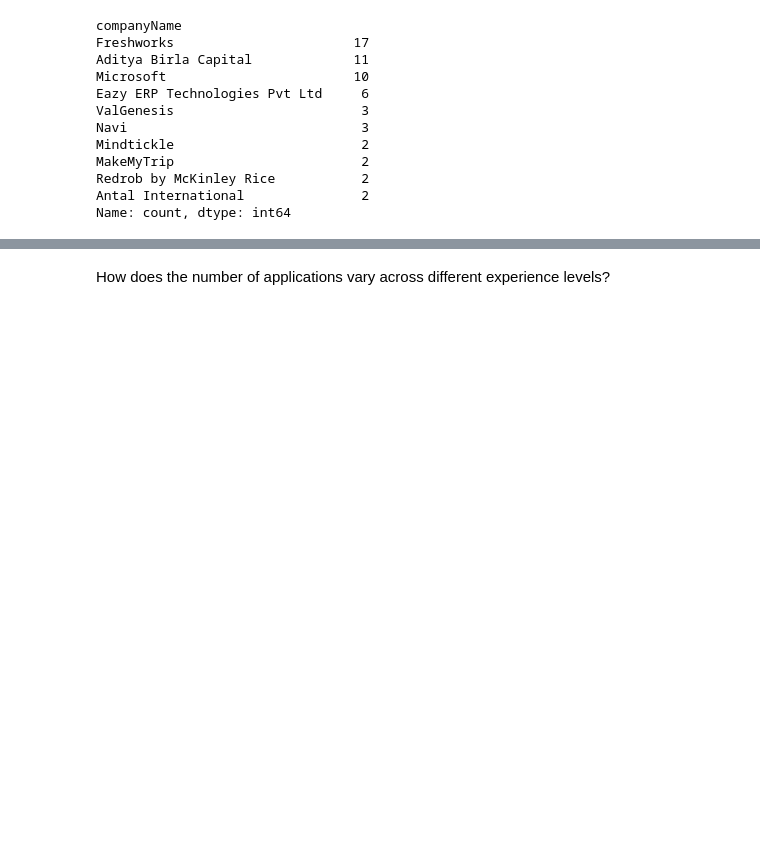
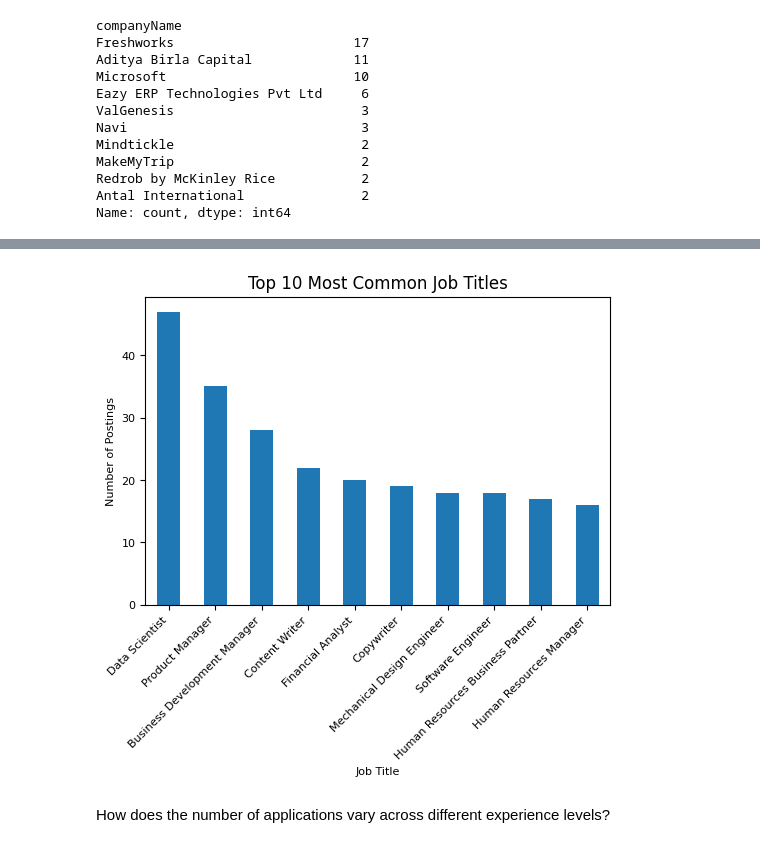
Before and after one commit to krishnx27/Linkedin-Job-analysis-using-Pyhton, a Jupyter notebook: LinkedinJobAnalysis.ipynb, the cells around one changed output, grey strips where cells are left out. Saved outputs shown, nothing was run; the diff lists cells and outputs as text; code cells hidden in the pictures; blank space fills up the shorter version.

```diff
--- a/LinkedinJobAnalysis.ipynb
+++ b/LinkedinJobAnalysis.ipynb
@@ -320,0 +506,3 @@ Name: count, dtype: int64
+# %%
+top_titles = data['title'].value_counts().head(10)
+print(top_titles)
@@ -321,3 +522,15 @@ Name: count, dtype: int64
+# %%
+import matplotlib.pyplot as plt
+
+top_titles.plot(kind='bar', figsize=(6,4))
+plt.title('Top 10 Most Common Job Titles', fontsize=12)
+plt.xlabel('Job Title', fontsize=8)
+plt.ylabel('Number of Postings', fontsize=8)
+plt.xticks(rotation=45, ha='right', fontsize=8)
+plt.yticks(fontsize=8)
+plt.show()
+# %% [output]
+[figure, added]
 # %% [markdown]
  How does the number of applications vary across different experience levels?
 # %%
```
Also changed, not shown: parts of 32 cells of this notebook.
